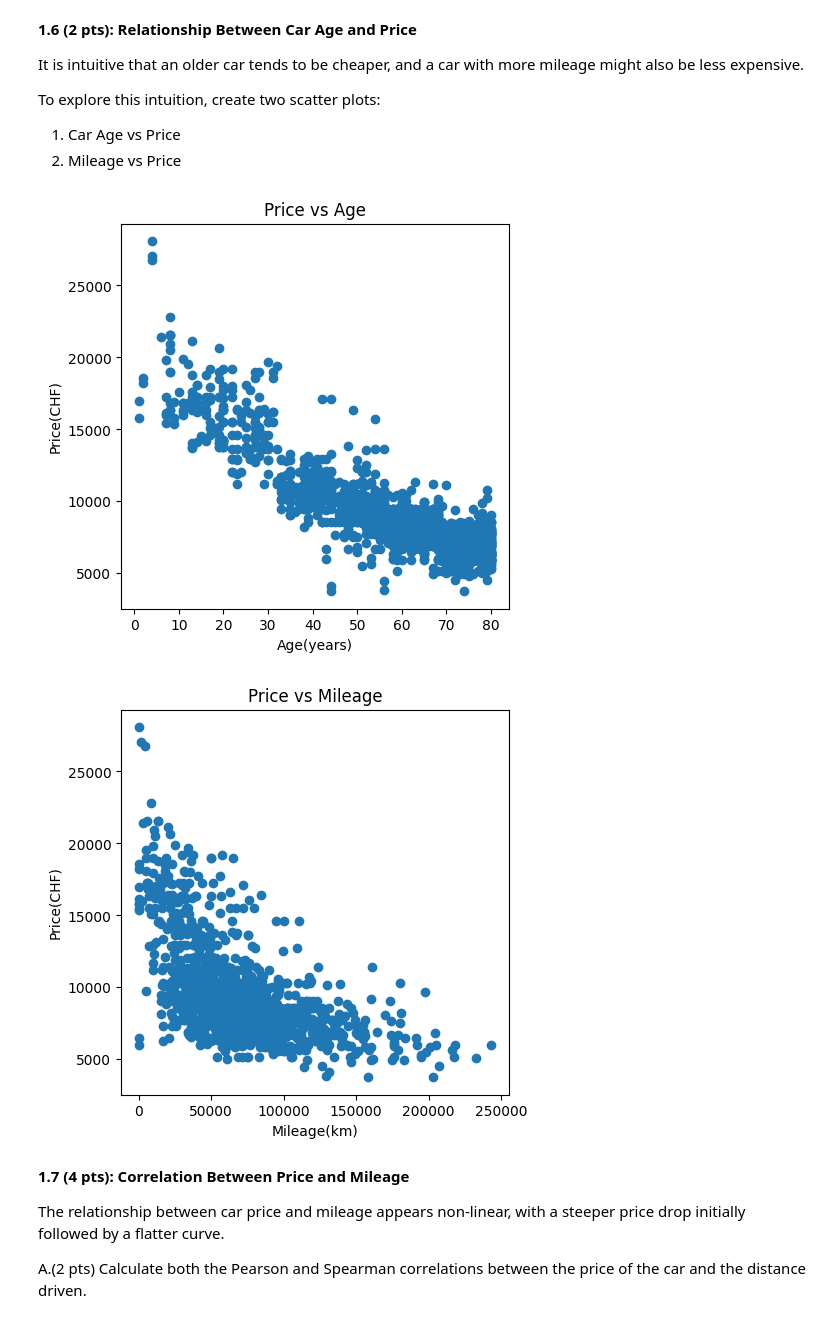
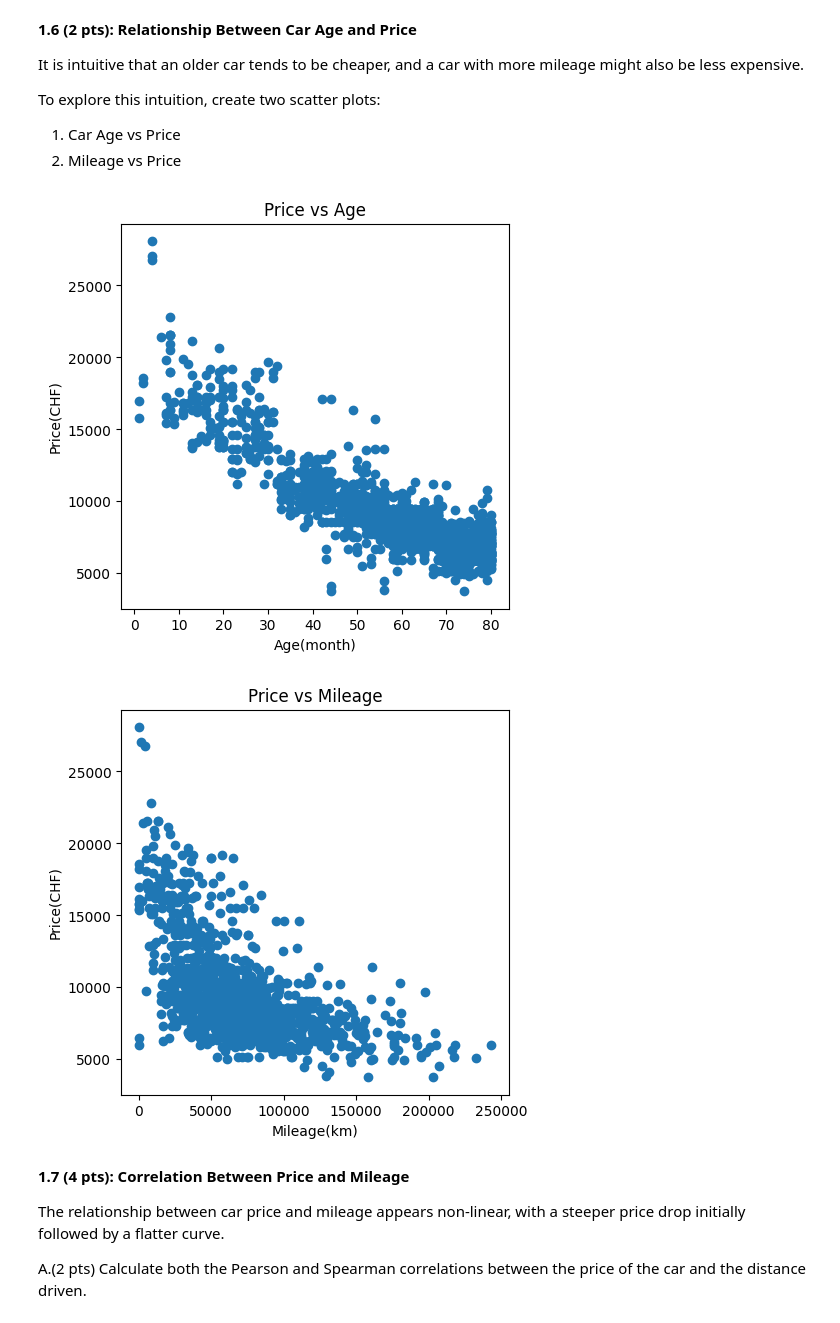
Before and after one commit to epfl-ada/2024, a Jupyter notebook: Homework/02_PROJECT_CAR_SALES/2024-HW2-sol.ipynb, the cells around one changed output. Drawn from its saved outputs; the diff is of its cells as text; code cells hidden in the pictures.

```diff
--- a/Homework/02_PROJECT_CAR_SALES/2024-HW2-sol.ipynb
+++ b/Homework/02_PROJECT_CAR_SALES/2024-HW2-sol.ipynb
@@ -314,23 +316,23 @@ To explore this intuition, create two scatter plots:
 # %%
 plt.figure(figsize=(5,5))
 plt.scatter(data_df['Age'], data_df['Price'])
 plt.title('Price vs Age')
-plt.xlabel('Age(years)')
+plt.xlabel('Age(month)')
 plt.ylabel('Price(CHF)')
 plt.show()
 
 
 
 plt.figure(figsize=(5,5))
 plt.scatter(data_df['Mileage'], data_df['Price'])
 plt.title('Price vs Mileage')
 plt.xlabel('Mileage(km)')
 plt.ylabel('Price(CHF)')
 plt.show()
 
 # we don't grade based on the style of the image but if there is missing labels, title, or not unit(km, chf etc), 1 point should be deducted for each missing part
 # %% [output]
-[figure, old version]
+[figure, new version]
 [figure]
 # %% [markdown]
 **1.7 (4 pts): Correlation Between Price and Mileage**
```
Also changed, not shown: parts of 7 cells of this notebook, 1 other file.
